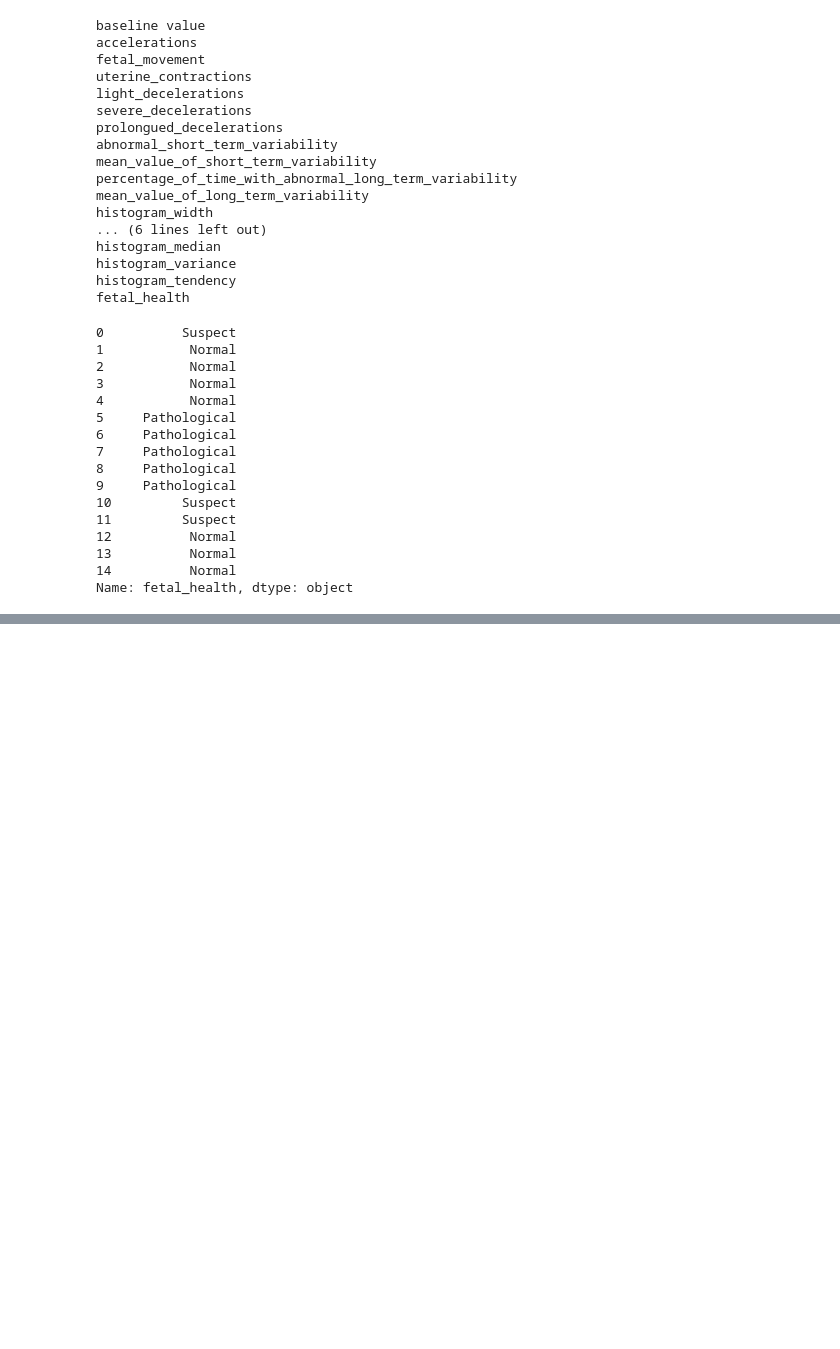
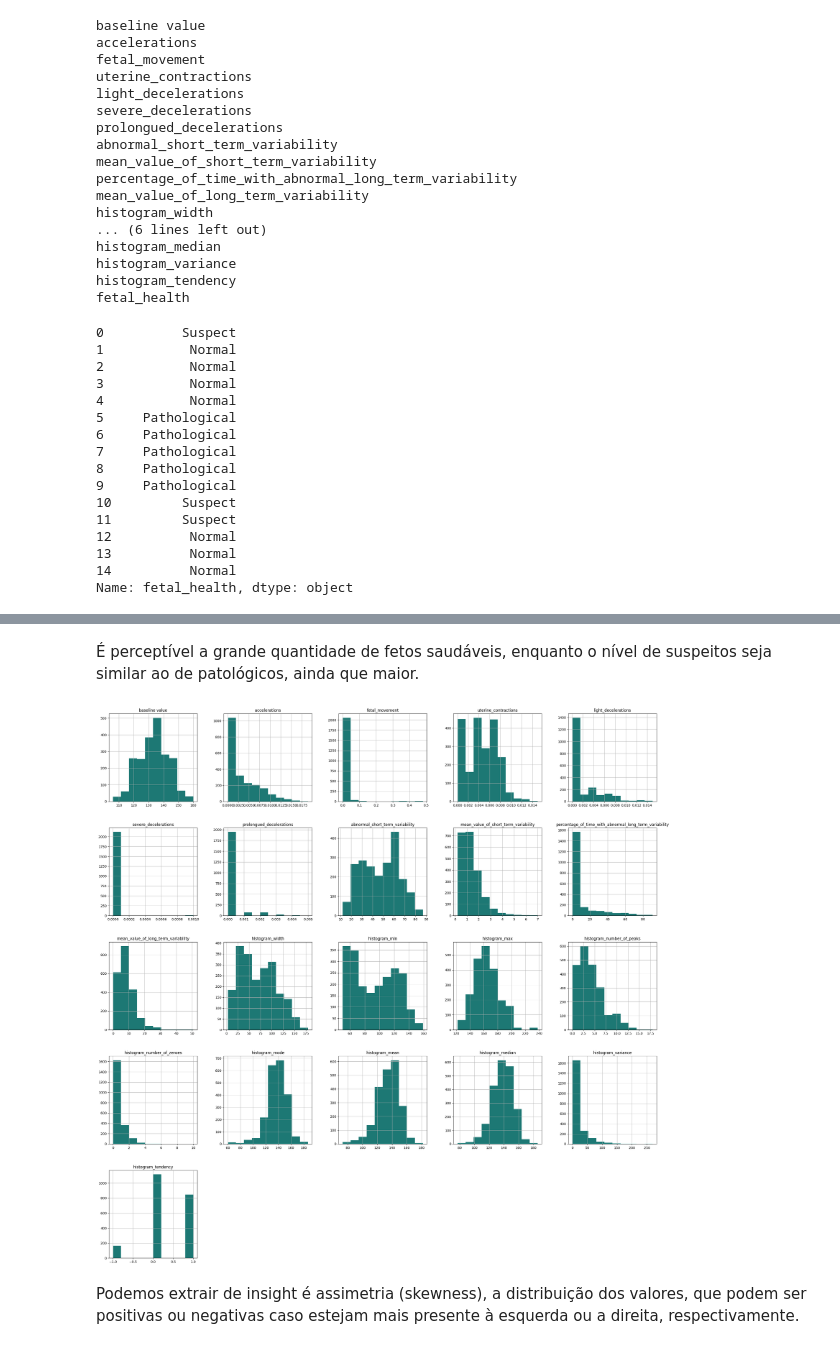
Before and after one commit to Curesharp/curesharp-datascience, a Jupyter notebook: analiseexploratoria.ipynb, the cells around one changed output, grey strips where cells are left out. Saved outputs shown, nothing was run; the diff lists cells and outputs as text; code cells hidden in the pictures; blank space fills up the shorter version.

```diff
--- a/analiseexploratoria.ipynb
+++ b/analiseexploratoria.ipynb
@@ -198,0 +224,9 @@ Name: fetal_health, dtype: object
+# %% [markdown]
+É perceptível a grande quantidade de fetos saudáveis, enquanto o nível de suspeitos seja similar ao de patológicos, ainda que maior.
+# %%
+# Histograma
+data_hist_plot = fetal_health.hist(figsize = (30,30), color = "#1D7874")
+# %% [output]
+[figure, added]
+# %% [markdown]
+Podemos extrair de insight é assimetria (skewness), a distribuição dos valores, que podem ser positivas ou negativas caso estejam mais presente à esquerda ou a direita, respectivamente.
```
Also changed, not shown: parts of 6 cells of this notebook.
